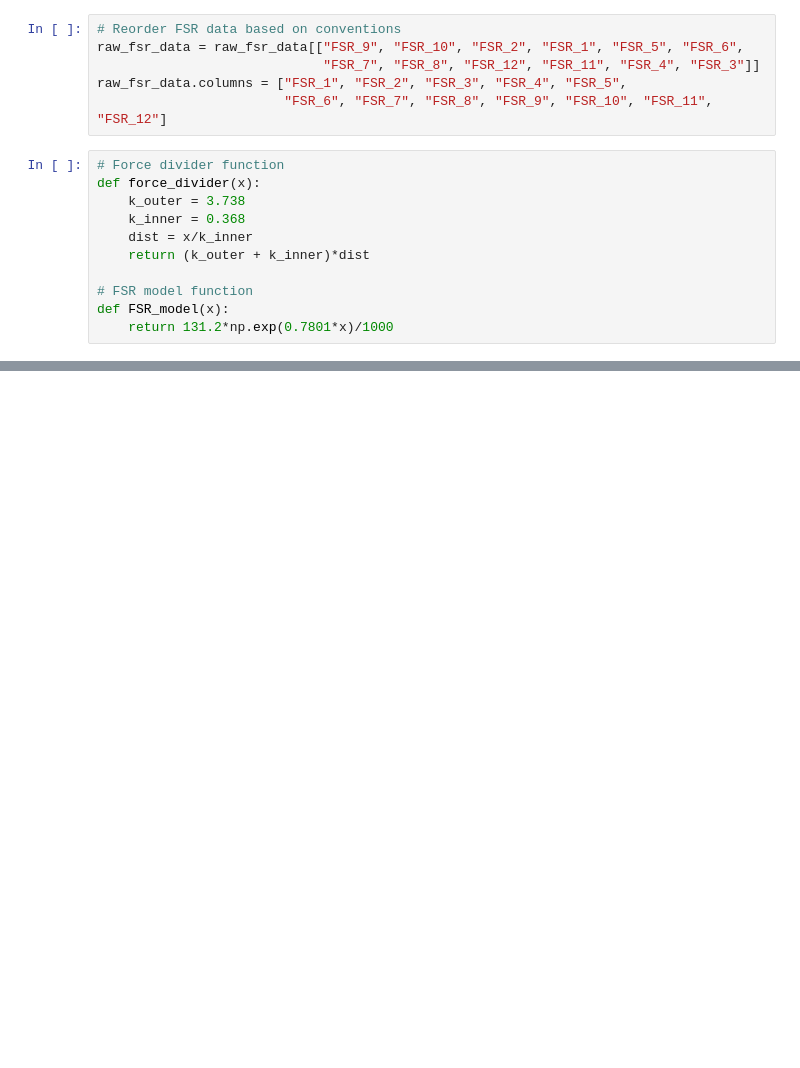
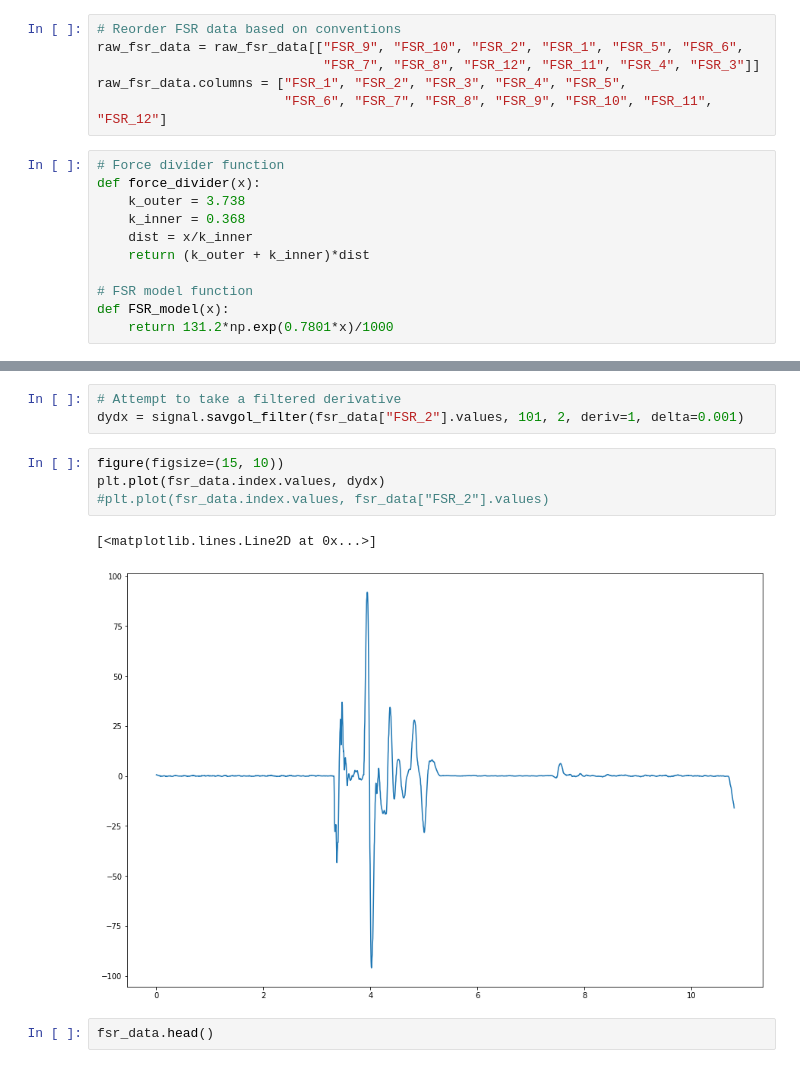
Before and after one commit to yash181/Tensegrity-HRI, a Jupyter notebook: Python/Process_Data_1.ipynb, the cells around one changed output, grey strips where cells are left out. Drawn from its saved outputs; the diff is of its cells as text; blank space fills up the shorter version.

```diff
--- a/Python/Process_Data_1.ipynb
+++ b/Python/Process_Data_1.ipynb
@@ -87,0 +92,12 @@ fsr_data["FSR_2"].plot(figsize=(15,10))
+# %%
+# Attempt to take a filtered derivative
+dydx = signal.savgol_filter(fsr_data["FSR_2"].values, 101, 2, deriv=1, delta=0.001)
+# %%
+figure(figsize=(15, 10))
+plt.plot(fsr_data.index.values, dydx)
+#plt.plot(fsr_data.index.values, fsr_data["FSR_2"].values)
+# %% [output]
+[<matplotlib.lines.Line2D at 0x...>]
+[figure, added]
+# %%
+fsr_data.head()
```
Also changed, not shown: parts of 5 cells of this notebook.
